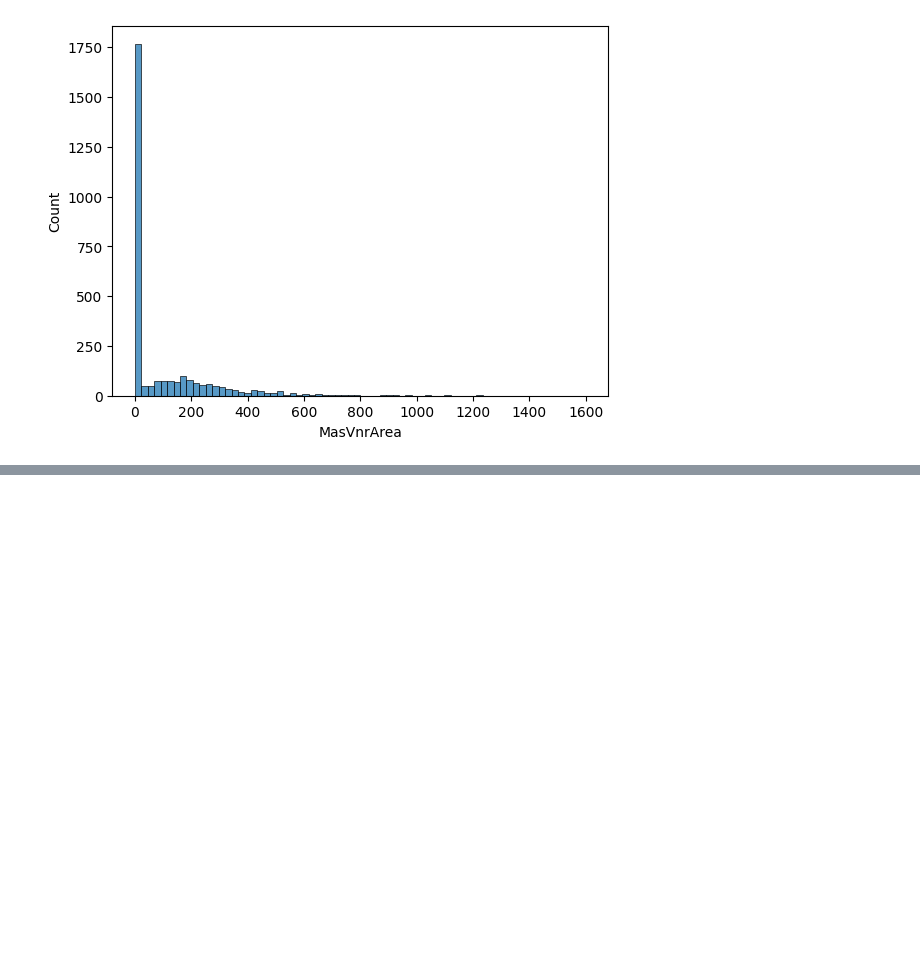
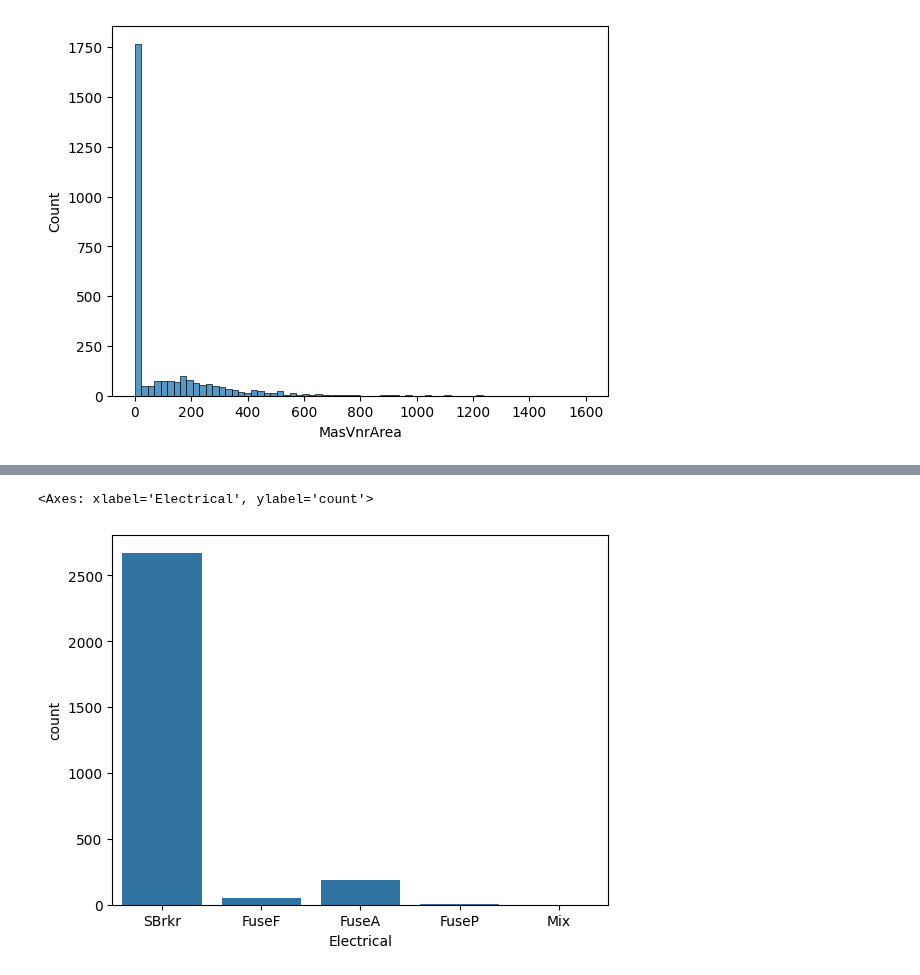
Before and after one commit to LoneCoder21/Kaggle-Notebooks, a Jupyter notebook: Regression/House Prices/property_prices.ipynb, the cells around one changed output, grey strips where cells are left out. Saved outputs shown, nothing was run; the diff lists cells and outputs as text; code cells hidden in the pictures; blank space fills up the shorter version.

```diff
--- a/Regression/House Prices/property_prices.ipynb
+++ b/Regression/House Prices/property_prices.ipynb
@@ -109,0 +121,14 @@ data['BsmtFinSF1'] = data.groupby(by=["BsmtFinType1"])['BsmtFinSF1'].apply(lambd
+# %%
+data['BsmtQual'] = data.groupby(by=["KitchenQual"])['BsmtQual'].apply(lambda x: x.fillna(x.mode())).reset_index(drop=True)
+# basement height. # maybe bucket the more relevant features. GarageYrBlt and SalePrice are correlated. TotalBsmtSqFt is correlated
+data['BsmtFinSF1'] = data.groupby(by=["BsmtFinType1", "BsmtFullBath"])['BsmtFinSF1'].apply(lambda x: x.fillna(x.mode())).reset_index(drop=True)
+data['BsmtFinSF2'] = data['BsmtFinSF2'].fillna(0.0)
+data['BsmtUnfSF'] = data.groupby(by=["BsmtFinType1", "BsmtFullBath"])['BsmtUnfSF'].apply(lambda x: x.fillna(x.mode())).reset_index(drop=True)
+data['TotalBsmtSF'] = data.groupby(by=["OverallQual", "BsmtQual"])['TotalBsmtSF'].apply(lambda x: x.fillna(x.mode())).reset_index(drop=True)
+data['BsmtFullBath'] = data.groupby(by=["BsmtFinType1"])['BsmtFullBath'].apply(lambda x: x.fillna(x.mode())).reset_index(drop=True)
+data['BsmtHalfBath'] = data['BsmtHalfBath'].fillna(data['BsmtHalfBath'].mode())
+# %%
+sns.countplot(data,x="Electrical")
+# %% [output]
+<Axes: xlabel='Electrical', ylabel='count'>
+[figure, added]
```
Also changed, not shown: parts of 5 cells of this notebook.
